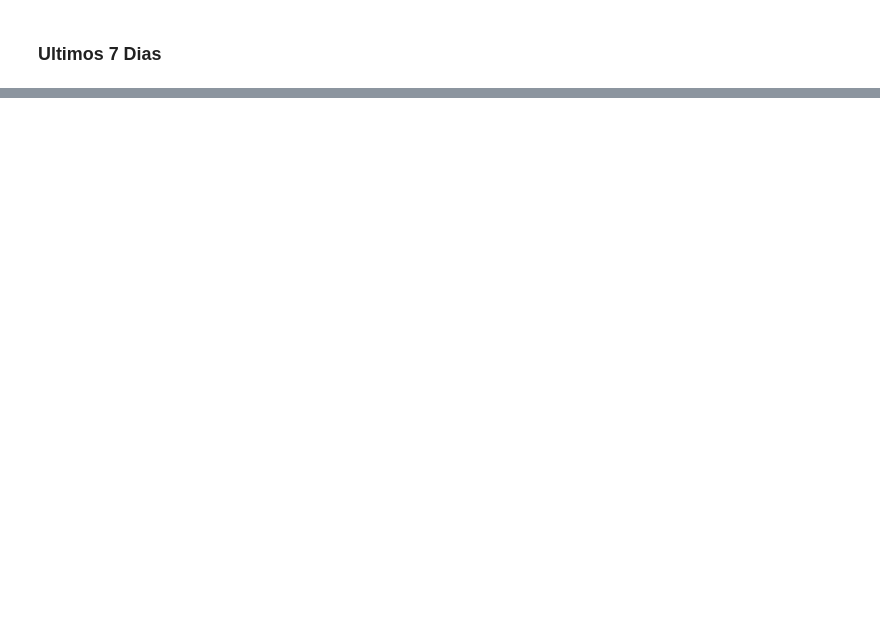
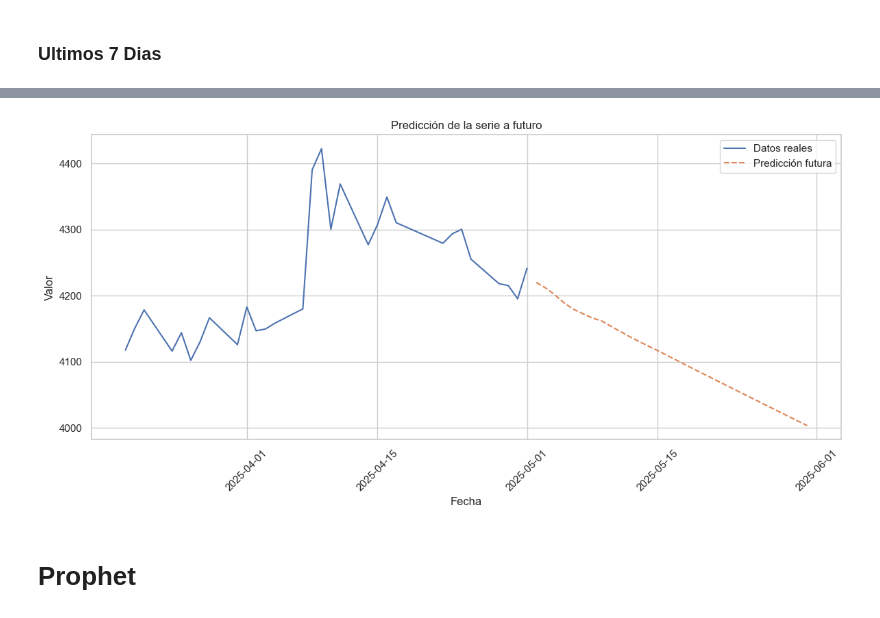
Before and after one commit to santiloc-hub/Proyecto_TRM_Dolar, a Jupyter notebook: Notebooks/02_Entrenamiento_Modelo.ipynb, the cells around one changed output, grey strips where cells are left out. Cells and saved outputs as stored; diff of their text form; code cells hidden in the pictures; blank space fills up the shorter version.

Commit message:
Exploracion de modelos

```diff
--- a/Notebooks/02_Entrenamiento_Modelo.ipynb
+++ b/Notebooks/02_Entrenamiento_Modelo.ipynb
@@ -577,0 +575,16 @@ plt.show()
+# %%
+model_LSTM = Sequential()
+model_LSTM.add(LSTM(50, activation='relu', input_shape=(X.shape[1], X.shape[2])))
+model_LSTM.add(Dense(32, activation='relu'))
+model_LSTM.add(Dense(16, activation='relu'))
+model_LSTM.add(Dense(1))  # Salida
+
+model_LSTM.compile(optimizer='adam', loss='mse', metrics=['mae'])
+# Ajustar modelo
+history = model_LSTM.fit(
+    X, y,
+    epochs=200,
+    batch_size=64,
+    validation_split=0.2,
+    verbose=1
+)
@@ -577,0 +626,11 @@ plt.show()
+# %%
+ultima_fecha = pd.to_datetime(df_model['Date'].iloc[-1])  # última fecha disponible
+fechas_futuras = pd.date_range(start=ultima_fecha + pd.Timedelta(days=1), periods=n_futuro, freq='D')
+
+# Crear dataframe con predicciones y fechas
+df_predicciones = pd.DataFrame({
+    'fecha': fechas_futuras,
+    'prediccion_dolar': predicciones
+})
+
+print(df_predicciones)
@@ -577,0 +655,22 @@ plt.show()
+# %%
+
+
+# Crear eje temporal ficticio para predicciones
+indice_futuro = range(len(y), len(y) + n_futuro)
+
+# Crear el gráfico
+plt.figure(figsize=(12, 6))
+plt.plot(df_model['Date'][-30:], y[-30:], label="Datos reales")
+plt.plot(fechas_futuras, predicciones, label="Predicción futura", linestyle='--')
+plt.title("Predicción de la serie a futuro")
+plt.xlabel("Fecha")
+plt.ylabel("Valor")
+plt.legend()
+plt.grid(True)
+plt.xticks(rotation=45)
+plt.tight_layout()
+plt.show()
+# %% [output]
+[figure, added]
+# %% [markdown]
+# Prophet
```
Also changed, not shown: parts of 19 cells of this notebook, 1 other file.
